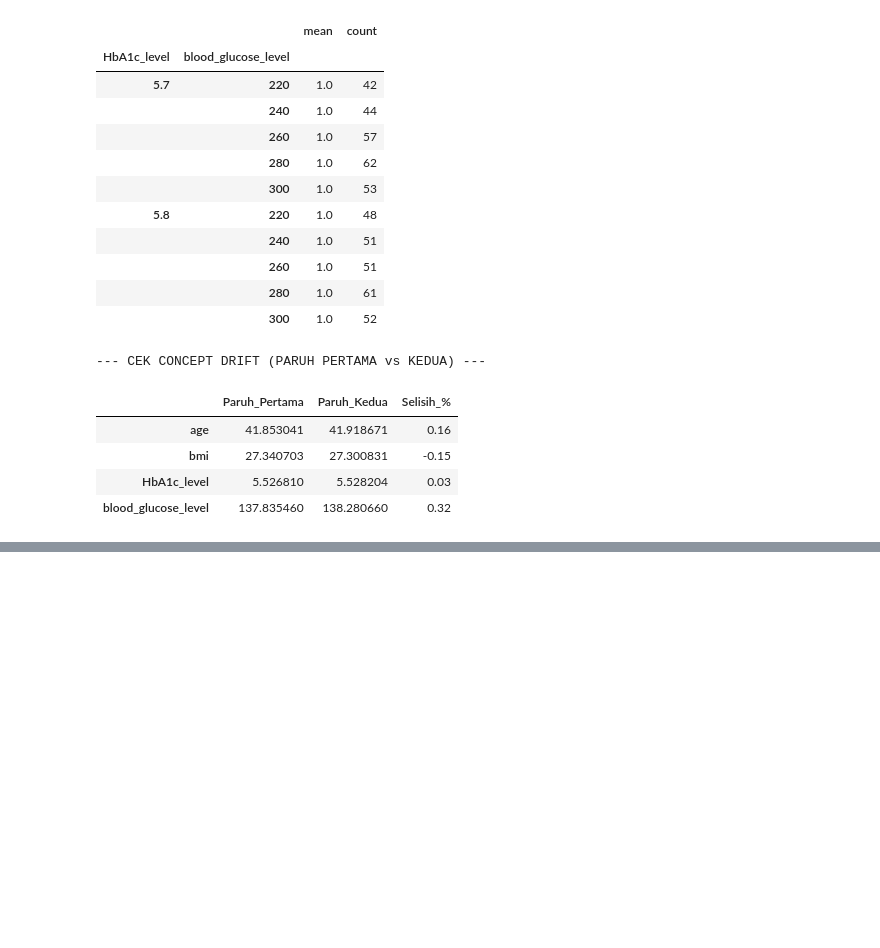
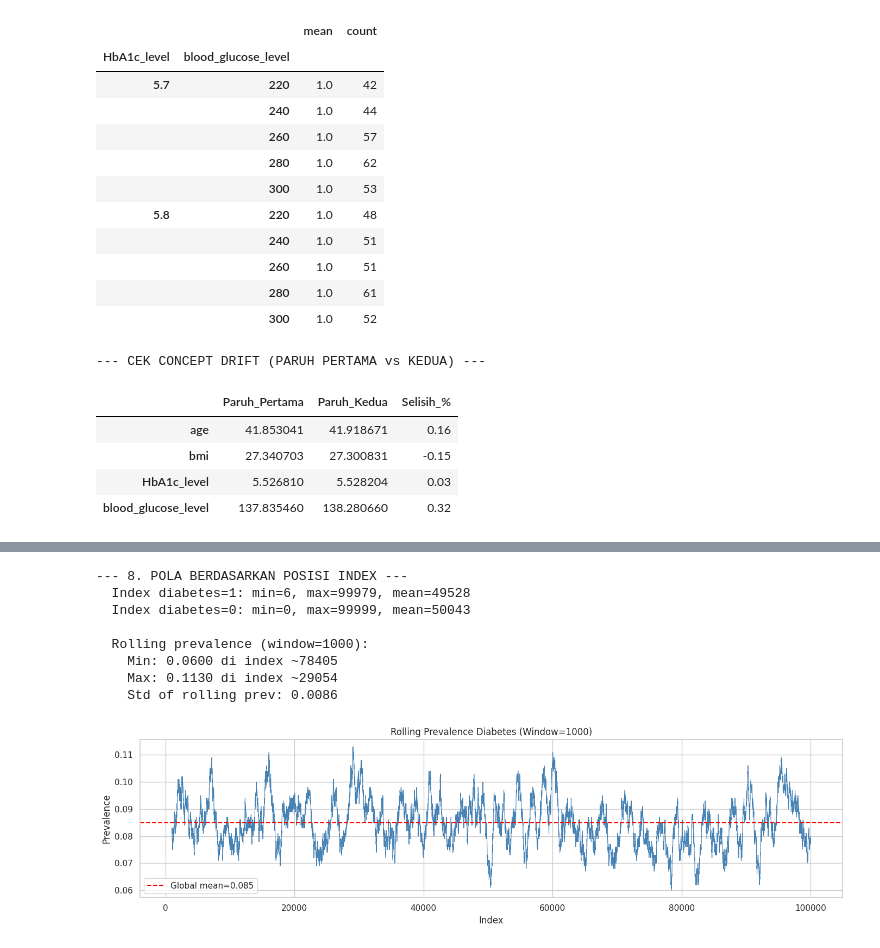
Before and after one commit to aariffaqiih/temp, a Jupyter notebook: Untitled14.ipynb, the cells around one changed output, grey strips where cells are left out. Saved outputs shown, nothing was run; the diff lists cells and outputs as text; code cells hidden in the pictures; blank space fills up the shorter version.

```diff
--- a/Untitled14.ipynb
+++ b/Untitled14.ipynb
@@ -445,0 +662,37 @@ display(drift_compare)
+# %%
+print("\n--- 8. POLA BERDASARKAN POSISI INDEX ---")
+
+diabetes_idx = df[df['diabetes'] == 1].index
+no_diabetes_idx = df[df['diabetes'] == 0].index
+
+d_idx = diabetes_idx.to_numpy().astype(float)
+nd_idx = no_diabetes_idx.to_numpy().astype(float)
+
+print(f"  Index diabetes=1: min={int(d_idx.min())}, max={int(d_idx.max())}, mean={d_idx.mean():.0f}")
+print(f"  Index diabetes=0: min={int(nd_idx.min())}, max={int(nd_idx.max())}, mean={nd_idx.mean():.0f}")
+
+rolling_prev = df['diabetes'].rolling(window=1000).mean()
+print(f"\n  Rolling prevalence (window=1000):")
+print(f"    Min: {rolling_prev.min():.4f} di index ~{rolling_prev.idxmin()}")
+print(f"    Max: {rolling_prev.max():.4f} di index ~{rolling_prev.idxmax()}")
+print(f"    Std of rolling prev: {rolling_prev.std():.4f}")
+
+plt.figure(figsize=(14, 4))
+plt.plot(rolling_prev, linewidth=0.8, color='steelblue')
+plt.axhline(y=df['diabetes'].mean(), color='red', linestyle='--', label=f'Global mean={df["diabetes"].mean():.3f}')
+plt.title("Rolling Prevalence Diabetes (Window=1000)")
+plt.xlabel("Index")
+plt.ylabel("Prevalence")
+plt.legend()
+plt.tight_layout()
+plt.show()
+# %% [output]
+--- 8. POLA BERDASARKAN POSISI INDEX ---
+  Index diabetes=1: min=6, max=99979, mean=49528
+  Index diabetes=0: min=0, max=99999, mean=50043
+
+  Rolling prevalence (window=1000):
+    Min: 0.0600 di index ~78405
+    Max: 0.1130 di index ~29054
+    Std of rolling prev: 0.0086
+[figure, added]
```
Also changed, not shown: parts of 13 cells of this notebook.
